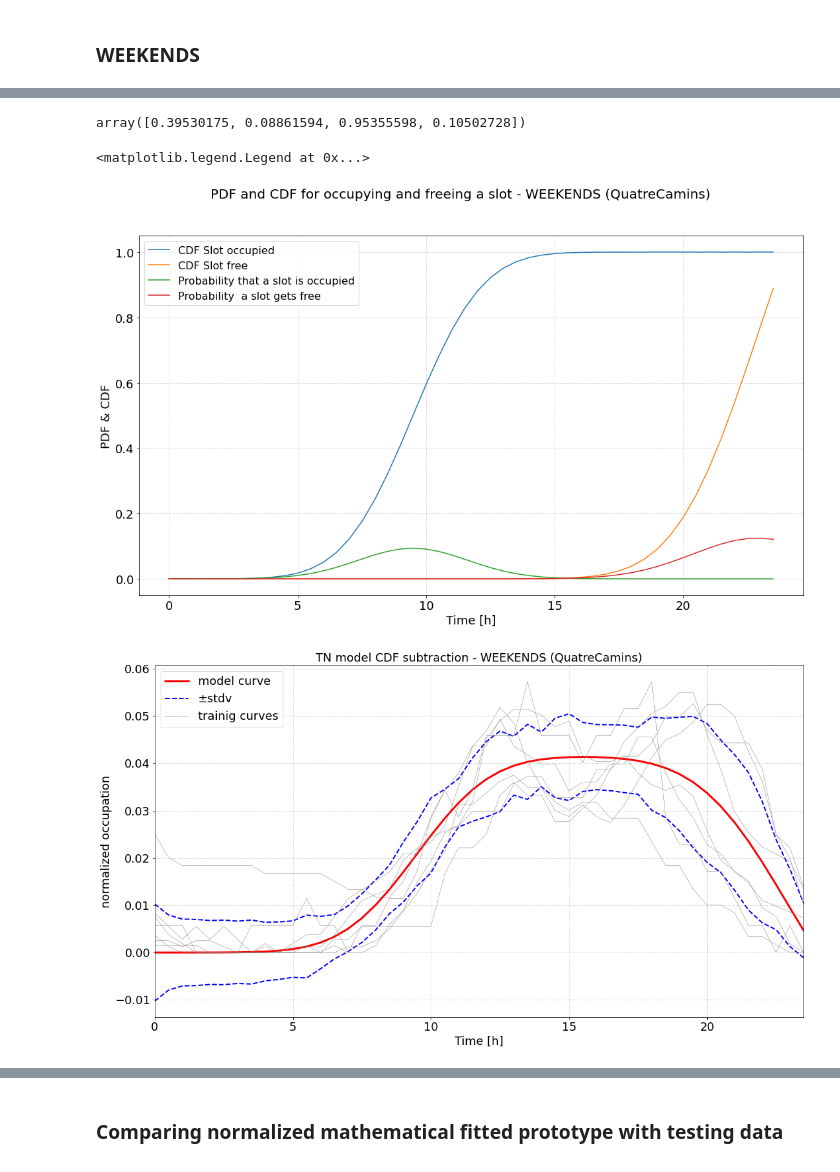
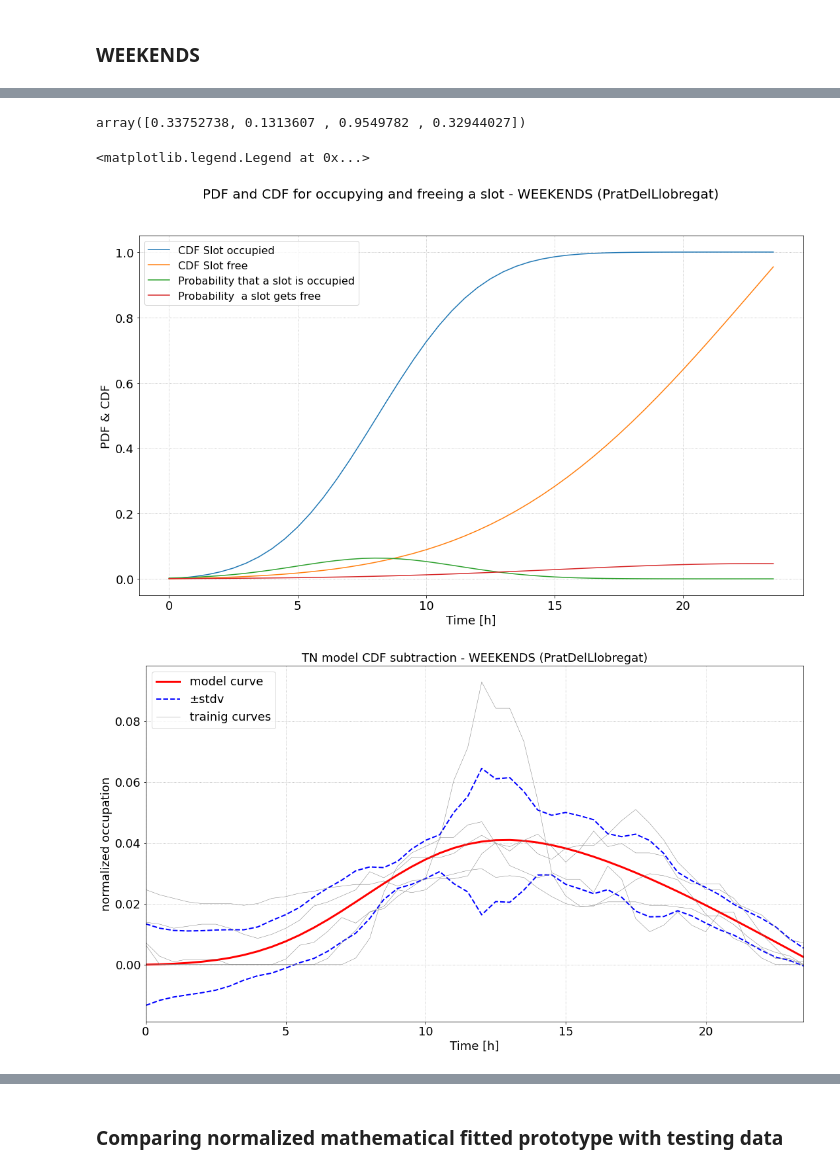
Before and after one commit to aig-upf/car-park, a Jupyter notebook: TN_Normalized_allStations_simplified_load.ipynb, the cells around one changed output, grey strips where cells are left out. Drawn from its saved outputs; the diff is of its cells as text; code cells hidden in the pictures.

```diff
--- a/TN_Normalized_allStations_simplified_load.ipynb
+++ b/TN_Normalized_allStations_simplified_load.ipynb
@@ -14,7 +15,7 @@ df_column_name=['Parking Vilanova Renfe','Parking Sant Sadurní Renfe','Parking
               'Parking Quatre Camins','Cerdanyola Universitat Renfe','Parking Granollers Renfe',
                 'Parking Martorell FGC','Parking Mollet Renfe','Parking Sant Quirze FGC',
                'Parking Prat del Ll.']
-current_parking_ix=3
+current_parking_ix=9
 # problems on Weekend with 2 SantBoi, 4 Cerdanyola,
 # bad data: 6 Martorell, 8 SantQuirze DO NOT USE
 #good 0 Vilanova, 1 SantSadurni, 4 QuatreCamins, 5 Granollers, 7 Mollet, 9 PratDelLlobregat
@@ -112,6 +113,6 @@ stdv_weekdaytn=math.sqrt(var_weekdaytn_time)
 print('global stdv %.5f\n' % stdv_weekdaytn)
 stdv_weekday30mins = np.sqrt(np.mean(errors,0))
 print('stdv per time-step')
-for i in stdv_weekday30mins:
-    print('\t' + str(i))
+#for i in stdv_weekday30mins:
+#    print('\t' + str(i))
 # %% [output]
@@ -242,6 +226,6 @@ stdv_fridaytn=math.sqrt(var_fridaytn)
 print('global stdv %.5f\n' % stdv_fridaytn)
 stdv_friday30mins = np.sqrt(np.mean(errors,0))
 print('stdv per time-step')
-for i in stdv_friday30mins:
-    print('\t' + str(i))
+#for i in stdv_friday30mins:
+#    print('\t' + str(i))
 # %% [output]
@@ -374,6 +344,6 @@ stdv_weekendtn=math.sqrt(var_weekendtn)
 print('global stdv %.5f\n' % stdv_weekendtn)
 stdv_weekend30mins = np.sqrt(np.mean(errors,0))
 print('stdv per time-step')
-for i in stdv_weekend30mins:
-    print('\t' + str(i))
+#or i in stdv_weekend30mins:
+#    print('\t' + str(i))
 # %% [output]
@@ -398,7 +354,7 @@ stdv per time-step
 weekend_math_params = optimal_params_weekendtn.x
 optimal_params_weekendtn.x
 # %% [output]
-array([0.39530175, 0.08861594, 0.95355598, 0.10502728])
+array([0.33752738, 0.1313607 , 0.9549782 , 0.32944027])
 # %%
 #tn1_we = gam(time, optimal_params_weekend.x[0], optimal_params_weekend.x[1])
 #tn2_we = gam(time, optimal_params_weekend.x[2], optimal_params_weekend.x[3])
@@ -432,31 +388,31 @@ plt.legend(fontsize=16, loc="upper left")
 plt.legend(fontsize=16)
 # %% [output]
 <matplotlib.legend.Legend at 0x...>
-[figure, old version]
+[figure, new version]
 # %%
 fsize=18
 fig = plt.figure(figsize=(18,10))
 plt.title("TN model CDF subtraction - WEEKENDS ("+current_parking+")", fontsize=fsize)
 plt.grid(linestyle='dotted')
 plt.xlabel("Time [h]", fontsize=fsize)
 plt.ylabel("normalized occupation", fontsize=fsize)
 plt.yticks(fontsize=fsize)
 plt.xticks(fontsize=fsize)
 plt.plot(time2, prototype_math_weekend-stdv_weekend30mins, linewidth=2, linestyle='--', color='blue')
 plt.plot(time2, prototype_math_weekend, linewidth=3, color='red', label="model curve")
 plt.plot(time2, prototype_math_weekend+stdv_weekend30mins, linewidth=2, linestyle='--', color='blue', label="±stdv")
 
-for i in range(0,len(training_fridays_norm)):
+for i in range(0,len(training_weekends_norm)):
     if i==0:
         plt.plot(time, training_weekends_norm[i], linewidth=0.5, color='gray', label="trainig curves")
     else:
         plt.plot(time, training_weekends_norm[i], linewidth=0.5, color='gray')
 
 plt.xlim([0,23.5])
 plt.legend(fontsize=fsize, loc="upper left");
 fig.savefig('Training_'+current_parking+'WEEKEND.pdf',bbox_inches='tight');
 # %% [output]
-[figure, old version]
+[figure, new version]
 # %%
 printTimes(optimal_params_weekdaytn.x,current_parking,'WEEKDAYS')
 printTimes(optimal_params_fridaytn.x,current_parking,'FRIDAYS')
```
Also changed, not shown: parts of 29 cells of this notebook, 3 other files.
